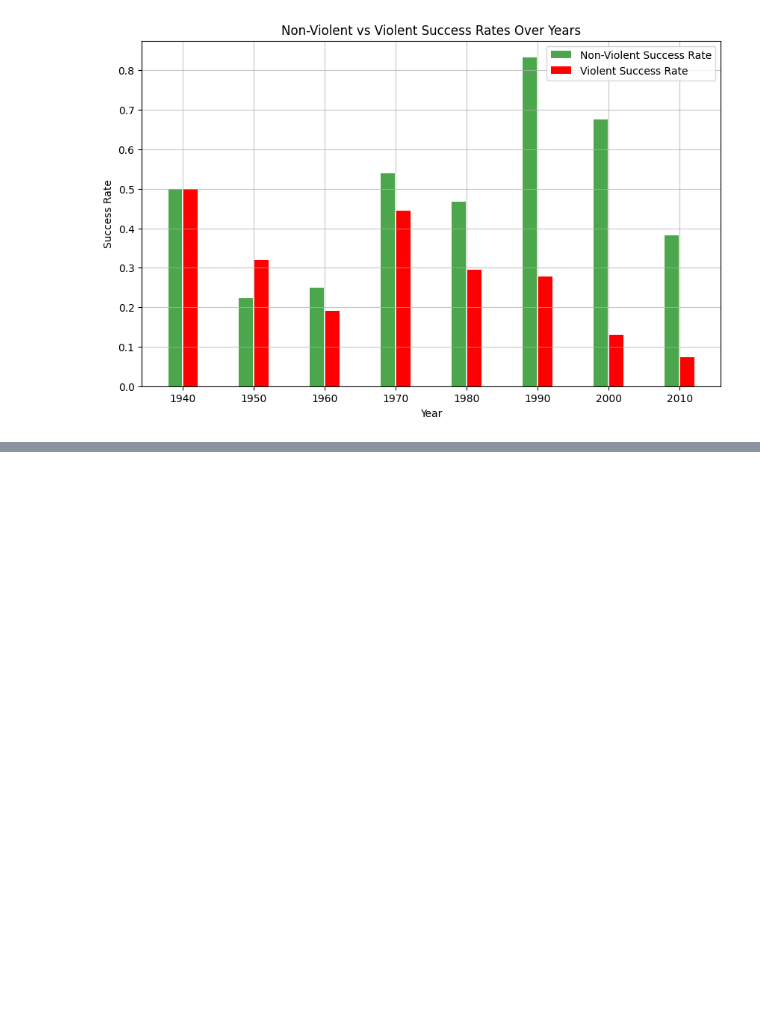
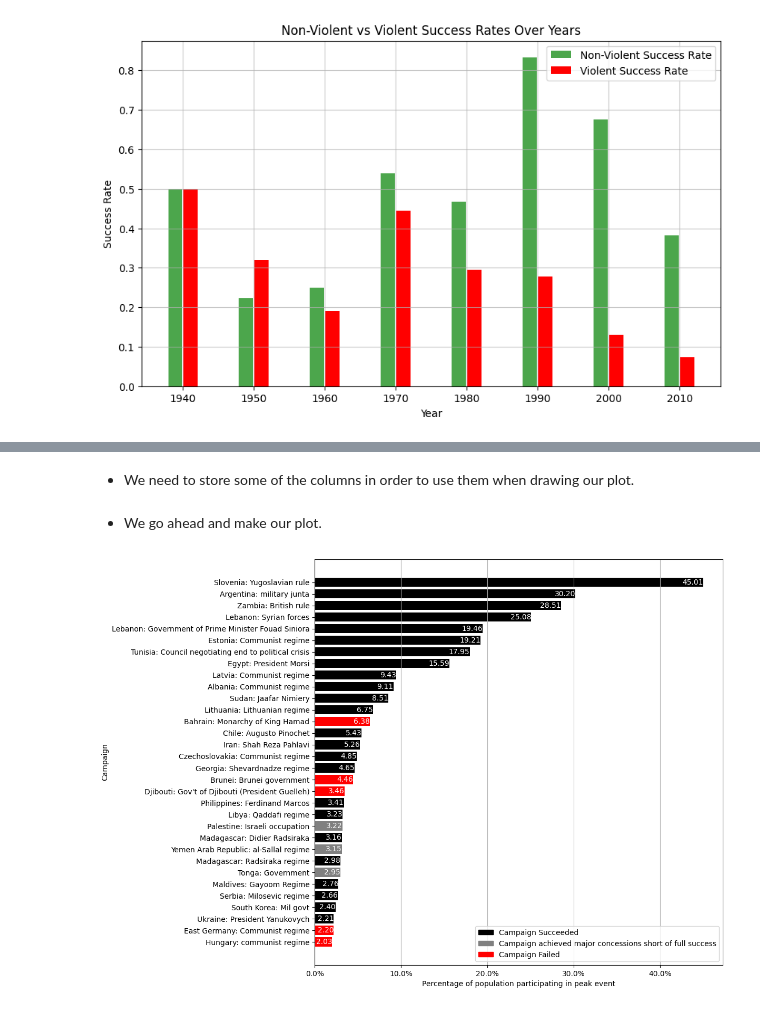
Before and after one commit to Mike-gag/WhyCivilResistanceWorks, a Jupyter notebook: WhyCivilResistanceWorks_gaganis_8200234.ipynb, the cells around one changed output, grey strips where cells are left out. Cells and saved outputs as stored; diff of their text form; code cells hidden in the pictures; blank space fills up the shorter version.

```diff
--- a/WhyCivilResistanceWorks_gaganis_8200234.ipynb
+++ b/WhyCivilResistanceWorks_gaganis_8200234.ipynb
@@ -322,0 +330,2 @@ _ = plt.show()
+# %%
+filtered_data = navco_data[navco_data['PERCENTAGE POPULAR PARTICIPATION'] > 0.02]
@@ -322,0 +334,3 @@ _ = plt.show()
+# %%
+sorted_data = filtered_data.sort_values(by='PERCENTAGE POPULAR PARTICIPATION', ascending=True)
+sorted_data.head()
@@ -322,0 +345,37 @@ _ = plt.show()
+# %% [markdown]
+* We need to store some of the columns in order to use them when drawing our plot.
+# %%
+events = sorted_data['LOCATION'] + ': ' + sorted_data['TARGET']
+participation_percentage = sorted_data['PERCENTAGE POPULAR PARTICIPATION']
+success = sorted_data['SUCCESS']
+limited = sorted_data['LIMITED']
+failure = sorted_data['FAILURE']
+# %% [markdown]
+* We go ahead and make our plot.
+# %%
+from matplotlib.ticker import FuncFormatter
+
+fig, ax = plt.subplots(figsize=(10, 10))
+#make bars with color depending on status
+bars = ax.barh(events, participation_percentage, color=['black' if s == 1 else 'gray' if l == 1 else 'red' for s, l in zip(success, limited)])
+#legend
+legend_labels = ['Campaign Succeeded', 'Campaign achieved major concessions short of full success', 'Campaign Failed']
+legend_colors = ['black', 'gray', 'red']
+legend_handles = [plt.Rectangle((0, 0), 1, 1, color=color) for color in legend_colors]
+ax.legend(legend_handles, legend_labels, loc='lower right')
+#define function to place ticks in wanted format
+def percentage_formatter(x, pos):
+    return f'{x*100:.1f}%'
+# Set the formatter for the x-axis
+ax.xaxis.set_major_formatter(FuncFormatter(percentage_formatter))
+#add percentages on bars
+for bar, percentage in zip(bars, participation_percentage):
+    plt.text(bar.get_width(), bar.get_y() + bar.get_height() / 2, f'{percentage*100:.2f}',
+             va='center', ha='right', color='white')
+#labels
+ax.set_xlabel('Percentage of population participating in peak event')
+ax.set_ylabel('Campaign')
+plt.grid(axis = 'x')
+_ = plt.show()
+# %% [output]
+[figure, added]
```
Also changed, not shown: parts of 4 cells of this notebook.
